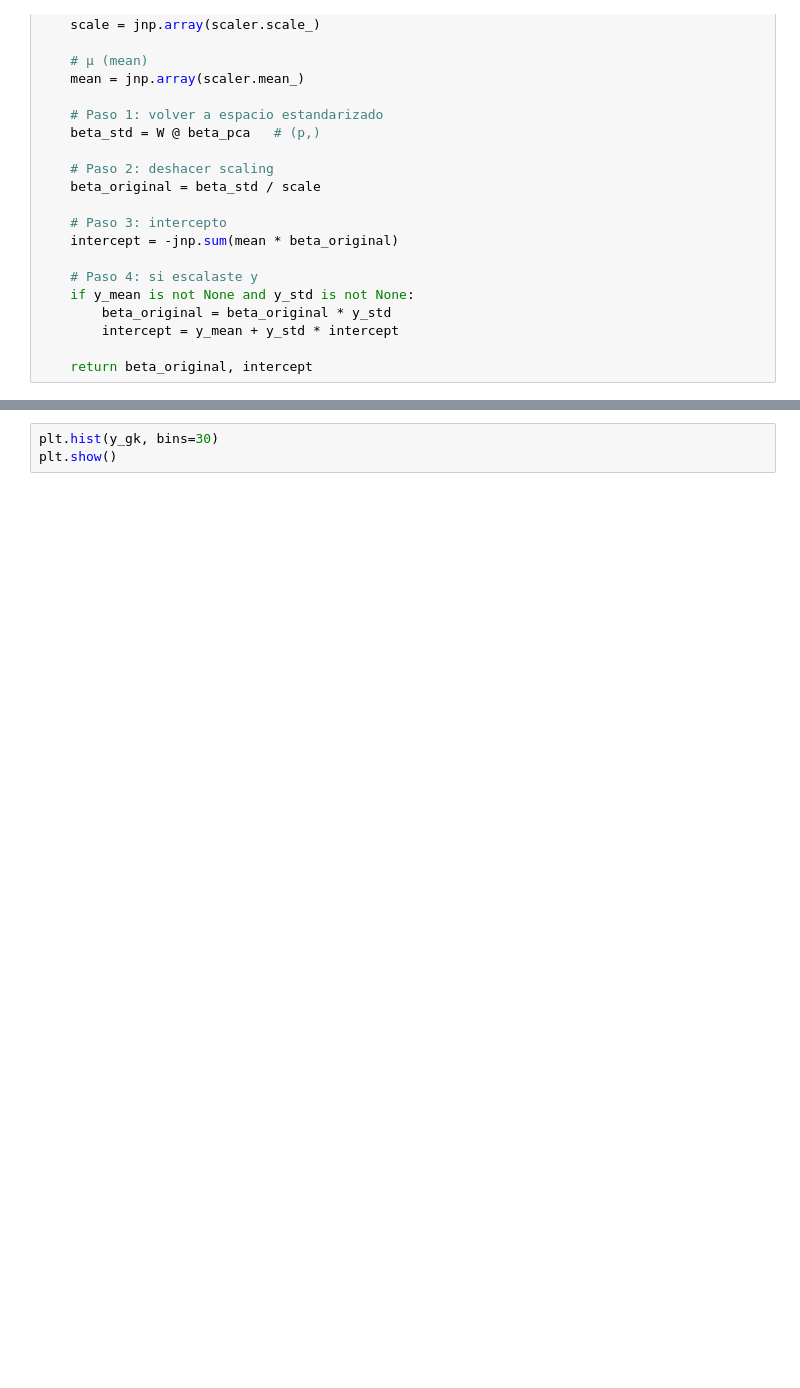
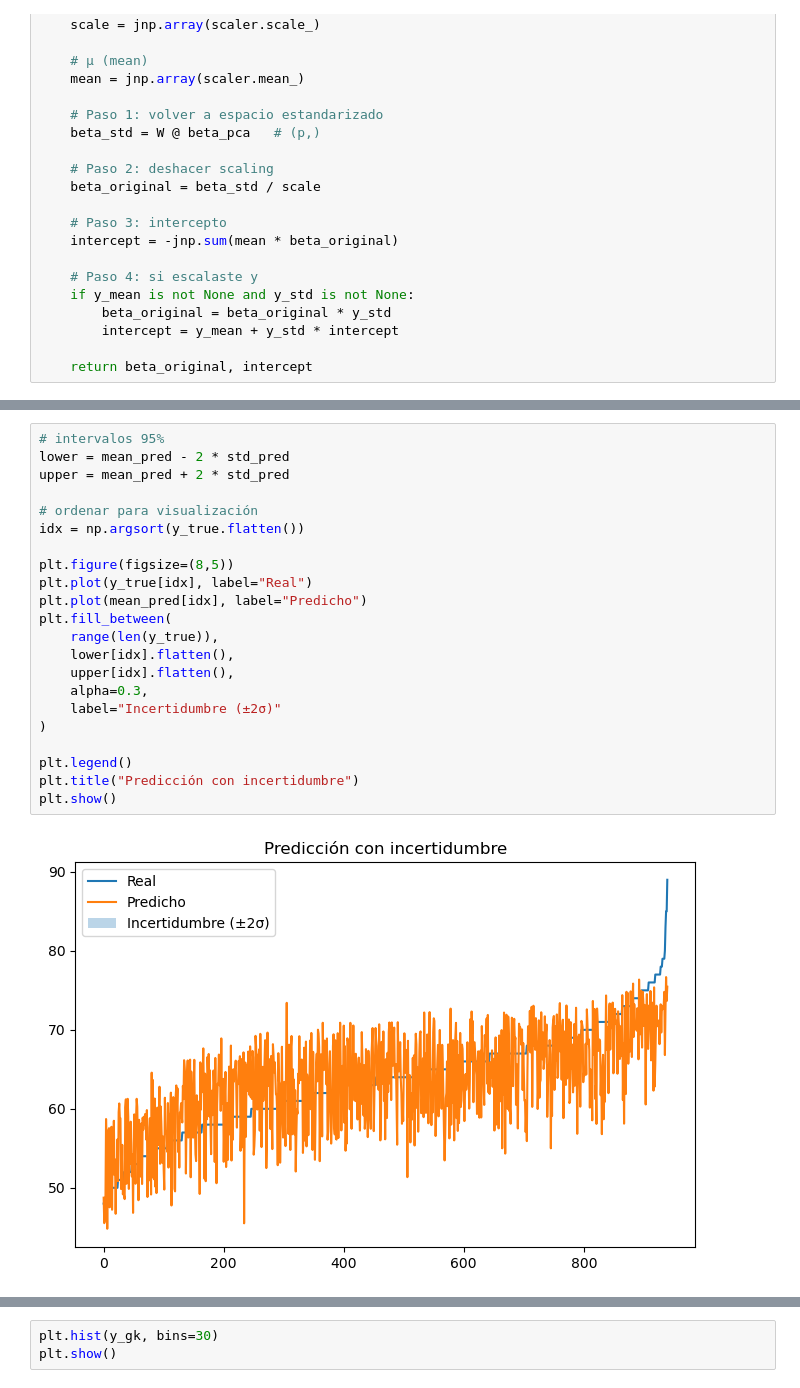
Before and after one commit to yaelrsc/Computaci-n-estad-stica-2026-2, a Jupyter notebook: MCMC/GLM/FIFA_players_overall.ipynb, the cells around one changed output, grey strips where cells are left out. Drawn from its saved outputs; the diff is of its cells as text; blank space fills up the shorter version.

```diff
--- a/MCMC/GLM/FIFA_players_overall.ipynb
+++ b/MCMC/GLM/FIFA_players_overall.ipynb
@@ -218,0 +599,24 @@ X_gk_final = jnp.array(X_gk_final)
+# %%
+# intervalos 95%
+lower = mean_pred - 2 * std_pred
+upper = mean_pred + 2 * std_pred
+
+# ordenar para visualización
+idx = np.argsort(y_true.flatten())
+
+plt.figure(figsize=(8,5))
+plt.plot(y_true[idx], label="Real")
+plt.plot(mean_pred[idx], label="Predicho")
+plt.fill_between(
+    range(len(y_true)),
+    lower[idx].flatten(),
+    upper[idx].flatten(),
+    alpha=0.3,
+    label="Incertidumbre (±2σ)"
+)
+
+plt.legend()
+plt.title("Predicción con incertidumbre")
+plt.show()
+# %% [output]
+[figure, added]
```
Also changed, not shown: parts of 25 cells of this notebook, 1 other file.
